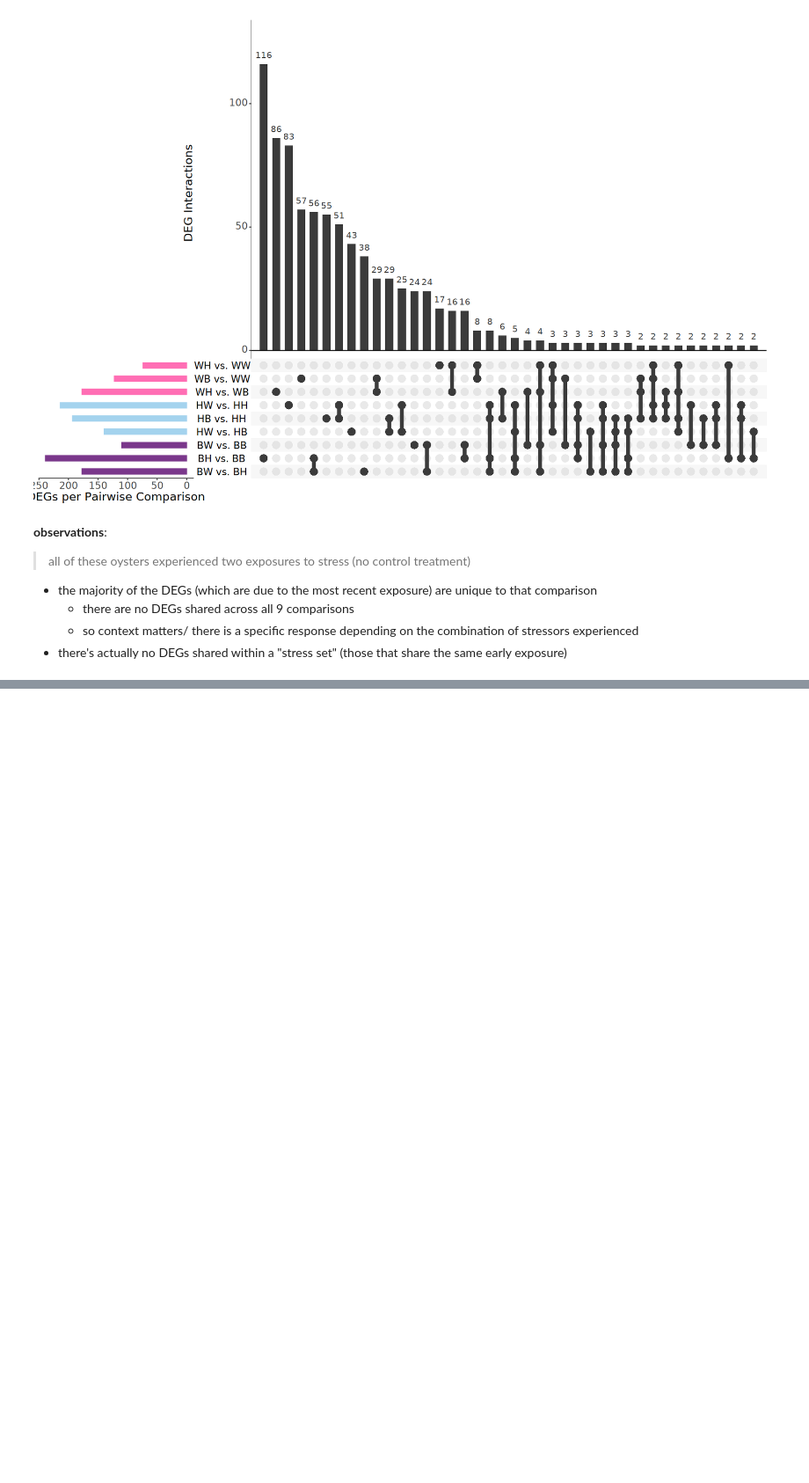
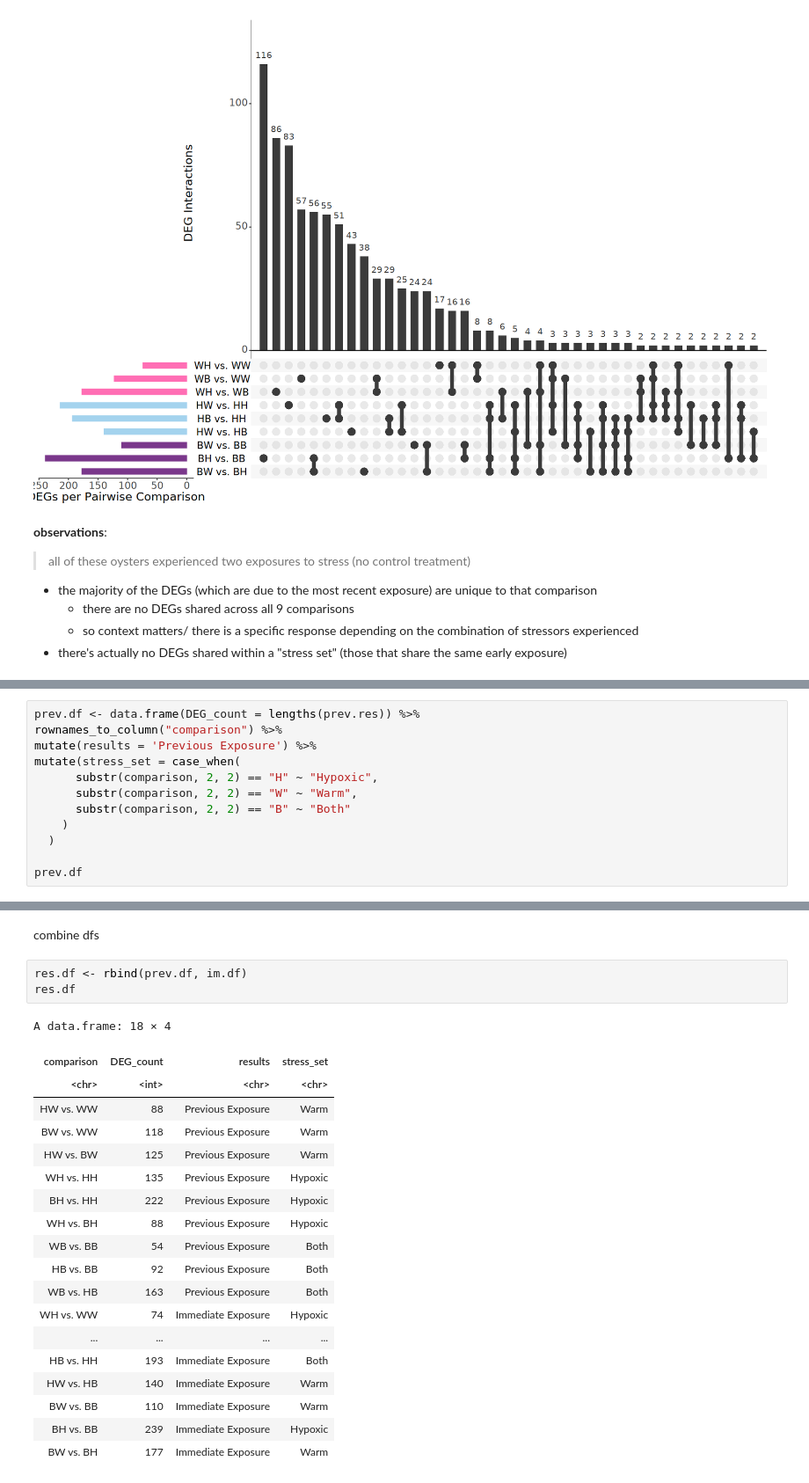
Before and after one commit to jgmcdonough/CE24_RNA-seq, a Jupyter notebook: analysis/diff_expression/phase2_v_phase2/upset_p2.v.p2.ipynb, the cells around one changed output, grey strips where cells are left out. Shown at 88% size. Drawn from its saved outputs; the diff is of its cells as text; blank space fills up the shorter version.

```diff
--- a/analysis/diff_expression/phase2_v_phase2/upset_p2.v.p2.ipynb
+++ b/analysis/diff_expression/phase2_v_phase2/upset_p2.v.p2.ipynb
@@ -1172,0 +1243,12 @@ UpSetR::upset(
+# %%
+prev.df <- data.frame(DEG_count = lengths(prev.res)) %>%
+rownames_to_column("comparison") %>%
+mutate(results = 'Previous Exposure') %>%
+mutate(stress_set = case_when(
+      substr(comparison, 2, 2) == "H" ~ "Hypoxic",
+      substr(comparison, 2, 2) == "W" ~ "Warm",
+      substr(comparison, 2, 2) == "B" ~ "Both"
+    )
+  )
+
+prev.df
@@ -1172,0 +1293,25 @@ UpSetR::upset(
+# %% [markdown]
+combine dfs
+# %%
+res.df <- rbind(prev.df, im.df)
+res.df
+# %% [output]
+A data.frame: 18 × 4
+| comparison | DEG_count | results | stress_set |
+| <chr> | <int> | <chr> | <chr> |
+| HW vs. WW | 88 | Previous Exposure | Warm |
+| BW vs. WW | 118 | Previous Exposure | Warm |
+| HW vs. BW | 125 | Previous Exposure | Warm |
+| WH vs. HH | 135 | Previous Exposure | Hypoxic |
+| BH vs. HH | 222 | Previous Exposure | Hypoxic |
+| WH vs. BH | 88 | Previous Exposure | Hypoxic |
+| WB vs. BB | 54 | Previous Exposure | Both |
+| HB vs. BB | 92 | Previous Exposure | Both |
+| WB vs. HB | 163 | Previous Exposure | Both |
+| WH vs. WW | 74 | Immediate Exposure | Hypoxic |
+| ... | ... | ... | ... |
+| HB vs. HH | 193 | Immediate Exposure | Both |
+| HW vs. HB | 140 | Immediate Exposure | Warm |
+| BW vs. BB | 110 | Immediate Exposure | Warm |
+| BH vs. BB | 239 | Immediate Exposure | Hypoxic |
+| BW vs. BH | 177 | Immediate Exposure | Warm |
```
Also changed, not shown: parts of 13 cells of this notebook.
